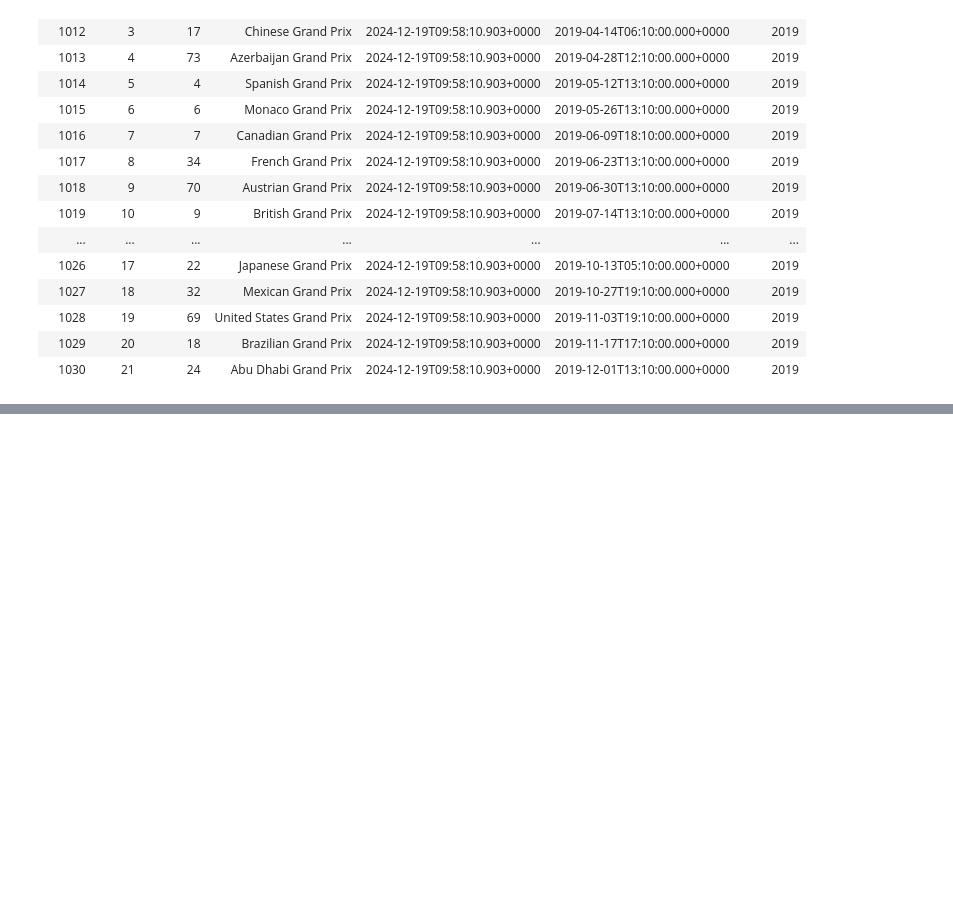
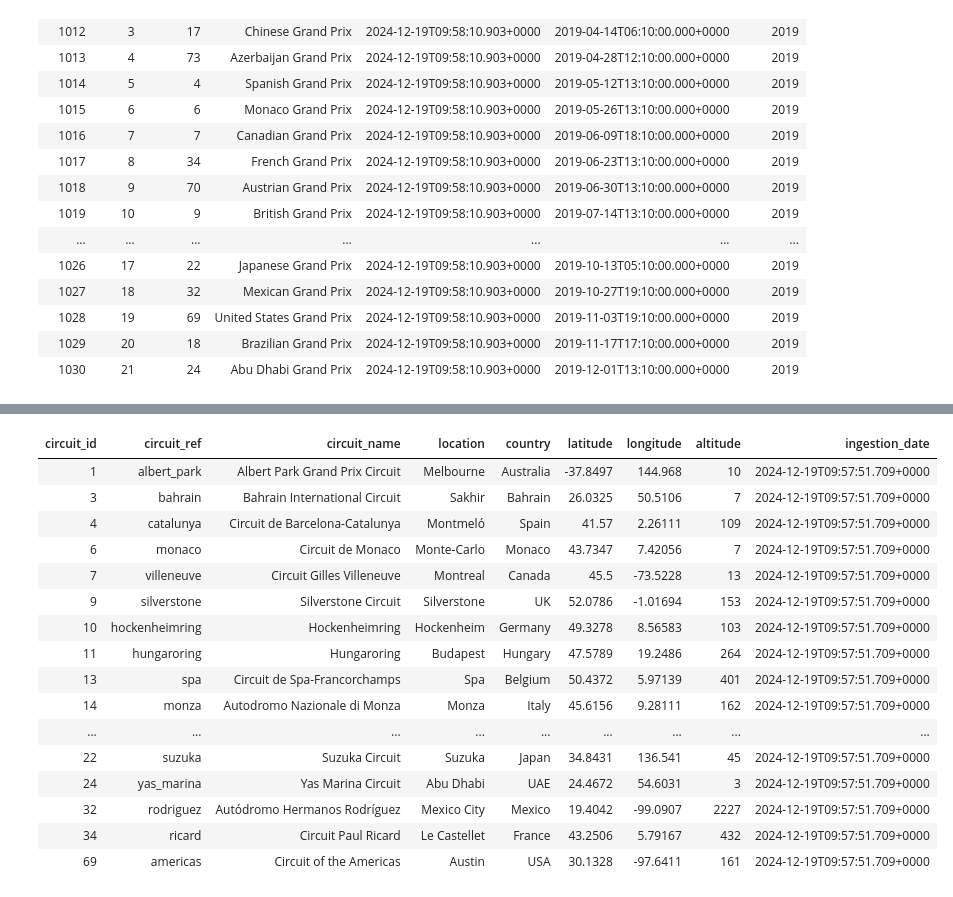
Before and after one commit to tejaswinidhupad/Azure-Databricks-Formula1-Project, a Jupyter notebook: demo/2.join_demo.ipynb, the cells around one changed output, grey strips where cells are left out. Saved outputs shown, nothing was run; the diff lists cells and outputs as text; code cells hidden in the pictures; blank space fills up the shorter version.

```diff
--- a/demo/2.join_demo.ipynb
+++ b/demo/2.join_demo.ipynb
@@ -69,0 +143,23 @@ display(races_circuits_df)
+# %%
+# Semi join
+races_circuits_df5 = circuits_df.join(races_df, on="circuit_id", how="semi")
+# %%
+display(races_circuits_df5)
+# %% [output]
+| circuit_id | circuit_ref | circuit_name | location | country | latitude | longitude | altitude | ingestion_date |
+| 1 | albert_park | Albert Park Grand Prix Circuit | Melbourne | Australia | -37.8497 | 144.968 | 10 | 2024-12-19T09:57:51.709+0000 |
+| 3 | bahrain | Bahrain International Circuit | Sakhir | Bahrain | 26.0325 | 50.5106 | 7 | 2024-12-19T09:57:51.709+0000 |
+| 4 | catalunya | Circuit de Barcelona-Catalunya | Montmeló | Spain | 41.57 | 2.26111 | 109 | 2024-12-19T09:57:51.709+0000 |
+| 6 | monaco | Circuit de Monaco | Monte-Carlo | Monaco | 43.7347 | 7.42056 | 7 | 2024-12-19T09:57:51.709+0000 |
+| 7 | villeneuve | Circuit Gilles Villeneuve | Montreal | Canada | 45.5 | -73.5228 | 13 | 2024-12-19T09:57:51.709+0000 |
+| 9 | silverstone | Silverstone Circuit | Silverstone | UK | 52.0786 | -1.01694 | 153 | 2024-12-19T09:57:51.709+0000 |
+| 10 | hockenheimring | Hockenheimring | Hockenheim | Germany | 49.3278 | 8.56583 | 103 | 2024-12-19T09:57:51.709+0000 |
+| 11 | hungaroring | Hungaroring | Budapest | Hungary | 47.5789 | 19.2486 | 264 | 2024-12-19T09:57:51.709+0000 |
+| 13 | spa | Circuit de Spa-Francorchamps | Spa | Belgium | 50.4372 | 5.97139 | 401 | 2024-12-19T09:57:51.709+0000 |
+| 14 | monza | Autodromo Nazionale di Monza | Monza | Italy | 45.6156 | 9.28111 | 162 | 2024-12-19T09:57:51.709+0000 |
+| ... | ... | ... | ... | ... | ... | ... | ... | ... |
+| 22 | suzuka | Suzuka Circuit | Suzuka | Japan | 34.8431 | 136.541 | 45 | 2024-12-19T09:57:51.709+0000 |
+| 24 | yas_marina | Yas Marina Circuit | Abu Dhabi | UAE | 24.4672 | 54.6031 | 3 | 2024-12-19T09:57:51.709+0000 |
+| 32 | rodriguez | Autódromo Hermanos Rodríguez | Mexico City | Mexico | 19.4042 | -99.0907 | 2227 | 2024-12-19T09:57:51.709+0000 |
+| 34 | ricard | Circuit Paul Ricard | Le Castellet | France | 43.2506 | 5.79167 | 432 | 2024-12-19T09:57:51.709+0000 |
+| 69 | americas | Circuit of the Americas | Austin | USA | 30.1328 | -97.6411 | 161 | 2024-12-19T09:57:51.709+0000 |
```
Also changed, not shown: parts of 14 cells of this notebook.
